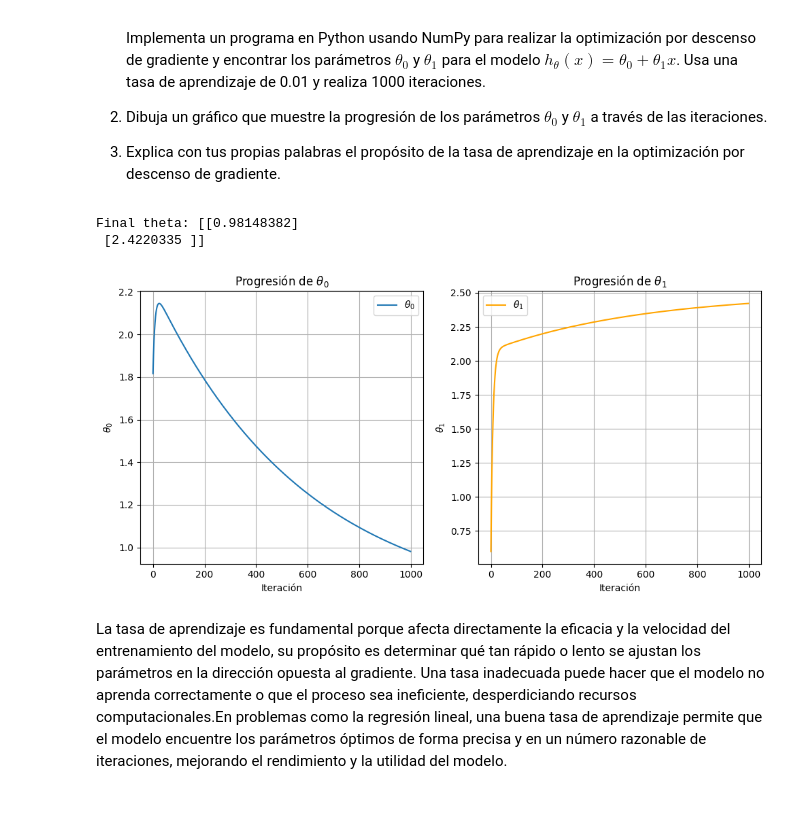
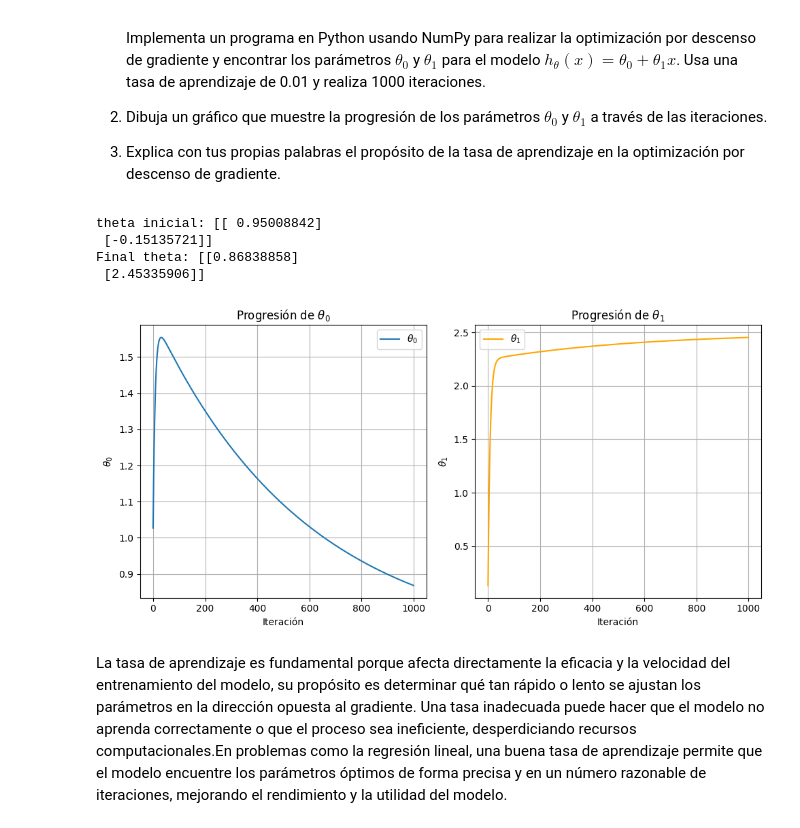
Before and after one commit to undelapaz-rnap-2025I/ejercicios-y-ejemplos-con-numpy-ElWilly9, a Jupyter notebook: rnap_2024_II_exercises_and_examples_numpy.ipynb, the cells around one changed output. Saved outputs shown, nothing was run; the diff lists cells and outputs as text; code cells hidden in the pictures.

```diff
--- a/rnap_2024_II_exercises_and_examples_numpy.ipynb
+++ b/rnap_2024_II_exercises_and_examples_numpy.ipynb
@@ -568,8 +568,8 @@ learning_rate = 0.01  # Ajustado según el problema 3.4
 n_iterations = 1000
 
 # Inicializar los parámetros
-np.random.seed(0)  # Para reproducibilidad, igual que en el ejemplo
 theta = np.random.randn(2, 1)  # theta = [theta_0, theta_1]
+print("theta inicial:", theta)
 
 # Listas para almacenar la progresión de theta_0 y theta_1 (para el gráfico del inciso 2)
 theta_0_history = []
@@ -583,35 +583,40 @@ for iteration in range(n_iterations):
     theta = theta - learning_rate * gradients
     # Almacenar los valores de theta para graficar
     theta_0_history.append(theta[0, 0])
     theta_1_history.append(theta[1, 0])
+
+theta_0_history = np.array(theta_0_history)
+theta_1_history = np.array(theta_1_history)
 
 # Imprimir los parámetros finales
 print("Final theta:", theta)
 
 # Inciso 2: Graficar la progresión de theta_0 y theta_1
 plt.figure(figsize=(10, 5))
 
 plt.subplot(1, 2, 1)
 plt.plot(theta_0_history, label=r'$\theta_0$')
 plt.xlabel('Iteración')
 plt.ylabel(r'$\theta_0$')
 plt.title(r'Progresión de $\theta_0$')
 plt.grid(True)
 plt.legend()
 
 plt.subplot(1, 2, 2)
 plt.plot(theta_1_history, label=r'$\theta_1$', color='orange')
 plt.xlabel('Iteración')
 plt.ylabel(r'$\theta_1$')
 plt.title(r'Progresión de $\theta_1$')
 plt.grid(True)
 plt.legend()
 
 plt.tight_layout()
 plt.show()
 # %% [output]
-Final theta: [[0.98148382]
- [2.4220335 ]]
+theta inicial: [[ 0.95008842]
+ [-0.15135721]]
+Final theta: [[0.86838858]
+ [2.45335906]]
-[figure, old version]
+[figure, new version]
 # %% [markdown]
 La tasa de aprendizaje es fundamental porque afecta directamente la eficacia y la velocidad del entrenamiento del modelo, su propósito es determinar qué tan rápido o lento se ajustan los parámetros en la dirección opuesta al gradiente. Una tasa inadecuada puede hacer que el modelo no aprenda correctamente o que el proceso sea ineficiente, desperdiciando recursos computacionales.En problemas como la regresión lineal, una buena tasa de aprendizaje permite que el modelo encuentre los parámetros óptimos de forma precisa y en un número razonable de iteraciones, mejorando el rendimiento y la utilidad del modelo.
```
